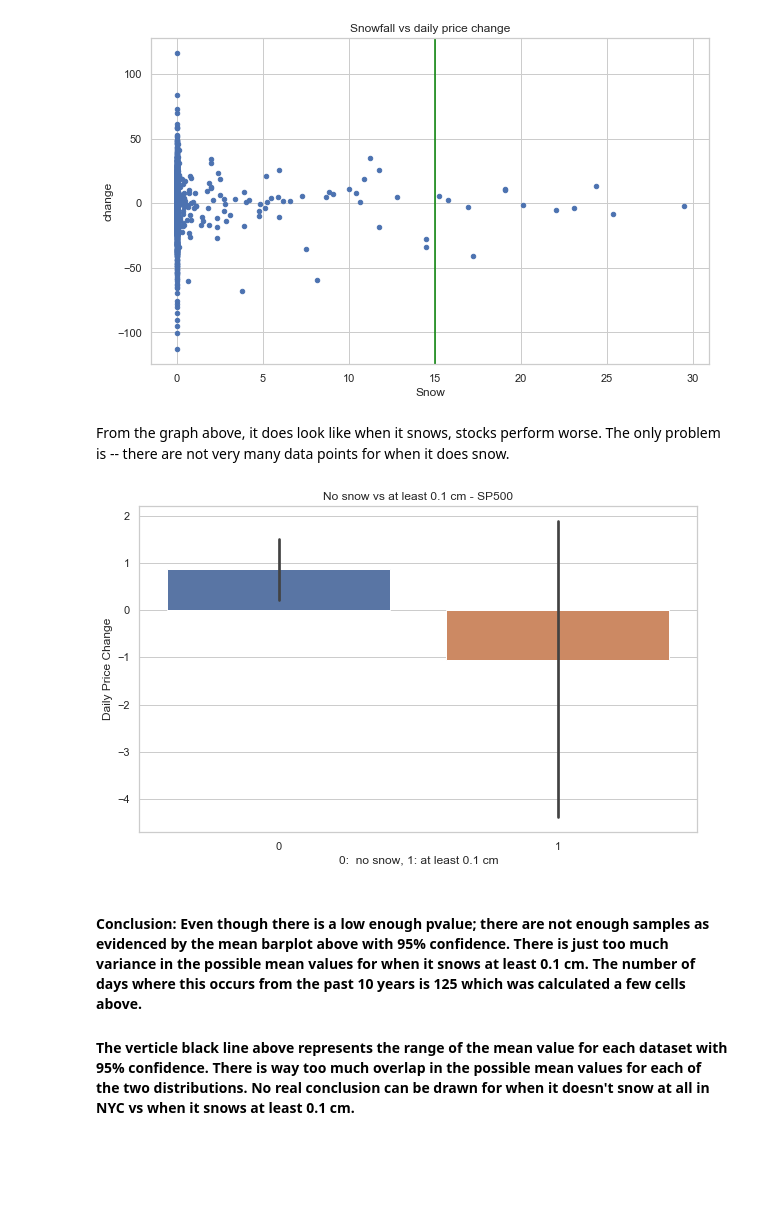
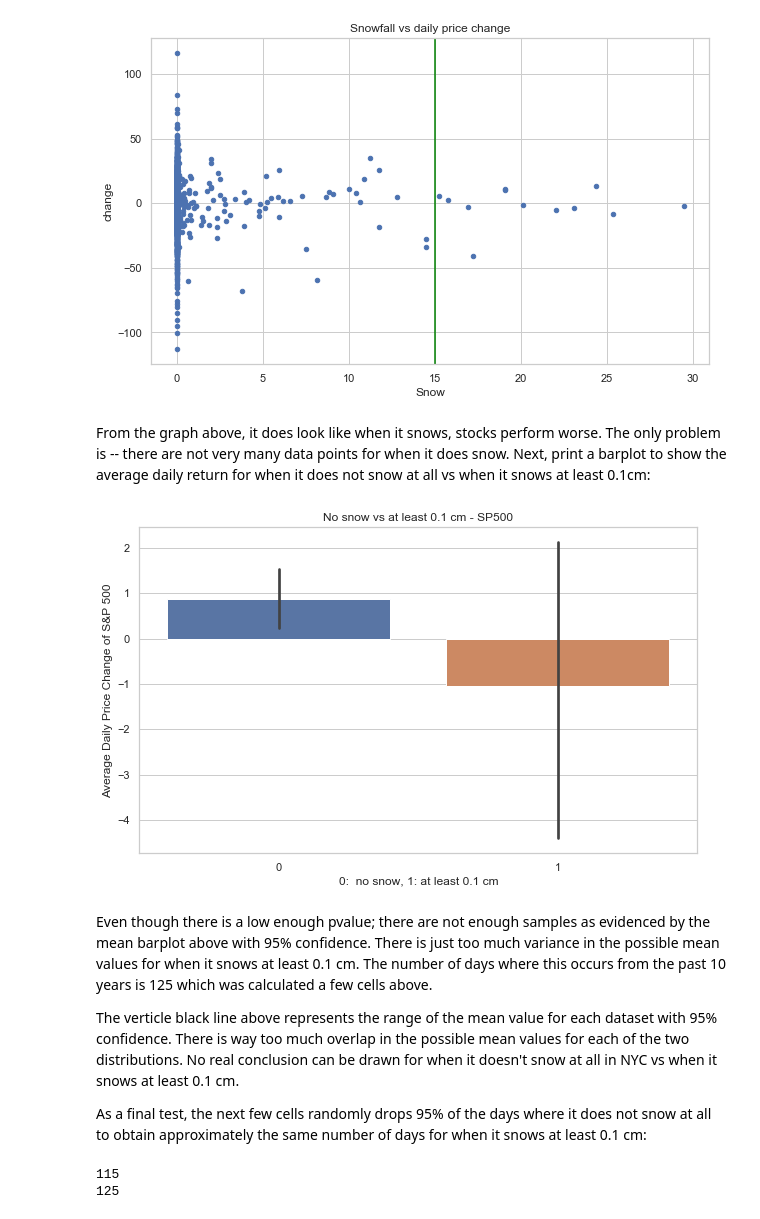
Before and after one commit to etterfred/Thinkful, a Jupyter notebook: snow.ipynb, the cells around one changed output. Saved outputs shown, nothing was run; the diff lists cells and outputs as text; code cells hidden in the pictures; blank space fills up the shorter version.

```diff
--- a/snow.ipynb
+++ b/snow.ipynb
@@ -233,20 +276,22 @@ plt.axvline(x=15, color='green')
 <matplotlib.lines.Line2D at 0x...>
 [figure]
 # %% [markdown]
-From the graph above, it does look like when it snows, stocks perform worse.  The only problem is -- there are not very many data points for when it does snow.
+From the graph above, it does look like when it snows, stocks perform worse.  The only problem is -- there are not very many data points for when it does snow.  Next, print a barplot to show the average daily return for when it does not snow at all vs when it snows at least 0.1cm:
 # %%
 df_snow['amount'] = df_snow['Snow'].apply(lambda x: 1 if x > 0.1 else 0)
 
 
 sns.set(style="whitegrid", rc={'figure.figsize':(10, 6)})
 sns.barplot(x='amount', y='change', ci=95, data=df_snow)
 plt.xlabel('0:  no snow, 1: at least 0.1 cm')
-plt.ylabel('Daily Price Change')
+plt.ylabel('Average Daily Price Change of S&P 500')
 plt.title('No snow vs at least 0.1 cm - SP500')
 plt.show()
 # %% [output]
-[figure, old version]
+[figure, new version]
 # %% [markdown]
-#### Conclusion:  Even though there is a low enough pvalue; there are not enough samples as evidenced by the mean barplot above with 95% confidence.  There is just too much variance in the possible mean values for when it snows at least 0.1 cm.  The number of days where this occurs from the past 10 years is 125 which was calculated a few cells above.
+Even though there is a low enough pvalue; there are not enough samples as evidenced by the mean barplot above with 95% confidence.  There is just too much variance in the possible mean values for when it snows at least 0.1 cm.  The number of days where this occurs from the past 10 years is 125 which was calculated a few cells above.
 
-#### The verticle black line above represents the range of the mean value for each dataset with 95% confidence.  There is way too much overlap in the possible mean values for each of the two distributions.  No real conclusion can be drawn for when it doesn't snow at all in NYC vs when it snows at least 0.1 cm.
+The verticle black line above represents the range of the mean value for each dataset with 95% confidence.  There is way too much overlap in the possible mean values for each of the two distributions.  No real conclusion can be drawn for when it doesn't snow at all in NYC vs when it snows at least 0.1 cm.
+
+As a final test, the next few cells randomly drops 95% of the days where it does not snow at all to obtain approximately the same number of days for when it snows at least 0.1 cm:
@@ -252,0 +300,7 @@ plt.show()
+# %%
+# print days when it doesn't snow (after dropping 95%) and days where it snows at least 0.1 cm:
+print(df_snow_drop.loc[df_snow_drop['Snow'] == 0, 'change'].count())
+print(df_snow.loc[df_snow['Snow'] > 0.1, 'change'].count())
+# %% [output]
+115
+125
```
Also changed, not shown: parts of 31 cells of this notebook.
